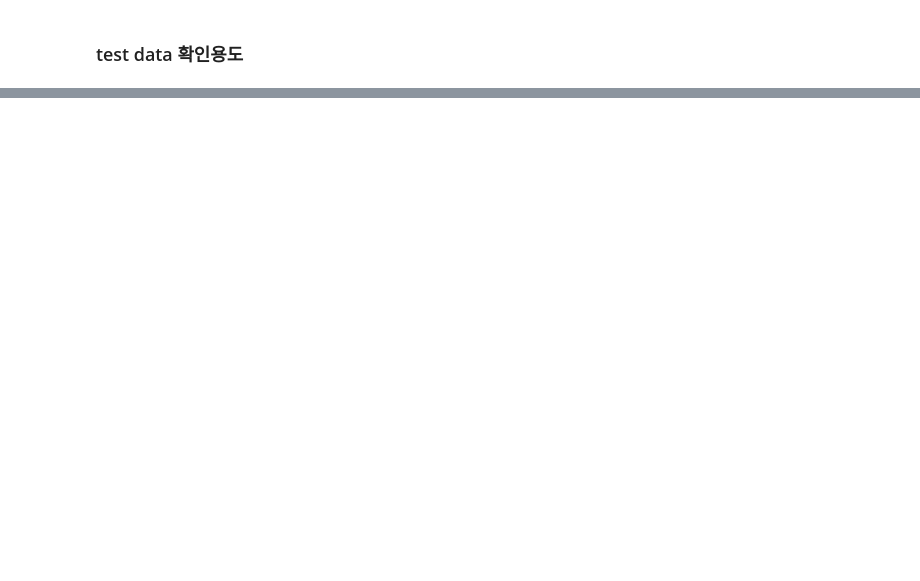
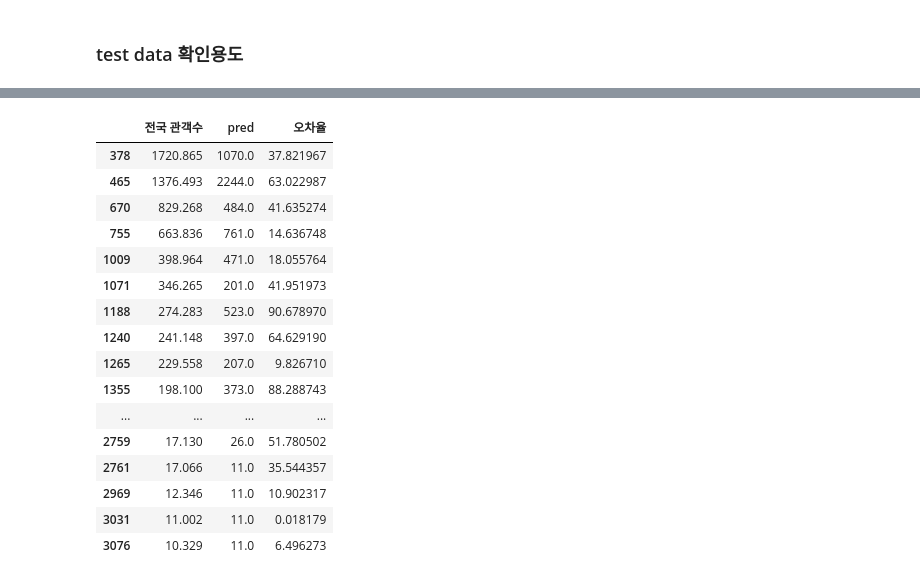
Before and after one commit to Play-Web-miniProject/MovieDL, a Jupyter notebook: suyeon/main_osy/4_deepLearning/deepLearning_ver01.ipynb, the cells around one changed output, grey strips where cells are left out. Drawn from its saved outputs; the diff is of its cells as text; code cells hidden in the pictures; blank space fills up the shorter version.

```diff
--- a/suyeon/main_osy/4_deepLearning/deepLearning_ver01.ipynb
+++ b/suyeon/main_osy/4_deepLearning/deepLearning_ver01.ipynb
@@ -199,0 +285,9 @@ array([[12036.817],
+# %%
+# 확인용도
+
+# 오차율 몇 %로...?
+pred = model.predict(독립_2023).round(0)
+# 여기랑 비슷한지 보기
+종속_2023['pred'] = pred
+종속_2023['오차율'] = (abs(종속_2023['전국 관객수'] - 종속_2023['pred'])) / 종속_2023['전국 관객수'] * 100
+len(종속_2023.loc[종속_2023['오차율']>20])
@@ -199,0 +297,29 @@ array([[12036.817],
+# %%
+# 여태까지 제일 잘나옴...
+
+X = tf.keras.layers.Input(shape=[9])
+
+H = tf.keras.layers.Dense(256)(X)
+H = tf.keras.layers.BatchNormalization()(H)
+H = tf.keras.layers.Activation(tf.nn.swish)(H)
+
+H = tf.keras.layers.Dense(128)(H)
+H = tf.keras.layers.BatchNormalization()(H)
+H = tf.keras.layers.Activation(tf.nn.swish)(H)
+dropout = tf.keras.layers.Dropout(rate=0.2)(H)
+
+H = tf.keras.layers.Dense(100)(dropout)
+H = tf.keras.layers.BatchNormalization()(H)
+H = tf.keras.layers.Activation(tf.nn.swish)(H)
+dropout = tf.keras.layers.Dropout(rate=0.2)(H)
+
+H = tf.keras.layers.Dense(50)(dropout)
+H = tf.keras.layers.BatchNormalization()(H)
+H = tf.keras.layers.Activation(tf.nn.swish)(H)
+dropout = tf.keras.layers.Dropout(rate=0.2)(H)
+
+Y = tf.keras.layers.Dense(1)(dropout)
+model = tf.keras.models.Model(X,Y)
+sgd = tf.keras.optimizers.Adam(learning_rate=0.001,beta_1=0.9,beta_2=0.999)
+# sgd = tf.keras.optimizers.SGD(learning_rate=0.01,momentum=0.7)
+model.compile(optimizer=sgd,loss='mae')
@@ -233,0 +360,20 @@ See the caveats in the documentation: https://pandas.pydata.org/pandas-docs/stab
+# %%
+종속_2023[:]
+# %% [output]
+|  | 전국 관객수 | pred | 오차율 |
+| 378 | 1720.865 | 1070.0 | 37.821967 |
+| 465 | 1376.493 | 2244.0 | 63.022987 |
+| 670 | 829.268 | 484.0 | 41.635274 |
+| 755 | 663.836 | 761.0 | 14.636748 |
+| 1009 | 398.964 | 471.0 | 18.055764 |
+| 1071 | 346.265 | 201.0 | 41.951973 |
+| 1188 | 274.283 | 523.0 | 90.678970 |
+| 1240 | 241.148 | 397.0 | 64.629190 |
+| 1265 | 229.558 | 207.0 | 9.826710 |
+| 1355 | 198.100 | 373.0 | 88.288743 |
+| ... | ... | ... | ... |
+| 2759 | 17.130 | 26.0 | 51.780502 |
+| 2761 | 17.066 | 11.0 | 35.544357 |
+| 2969 | 12.346 | 11.0 | 10.902317 |
+| 3031 | 11.002 | 11.0 | 0.018179 |
+| 3076 | 10.329 | 11.0 | 6.496273 |
```
Also changed, not shown: parts of 16 cells of this notebook, 7 other files.
